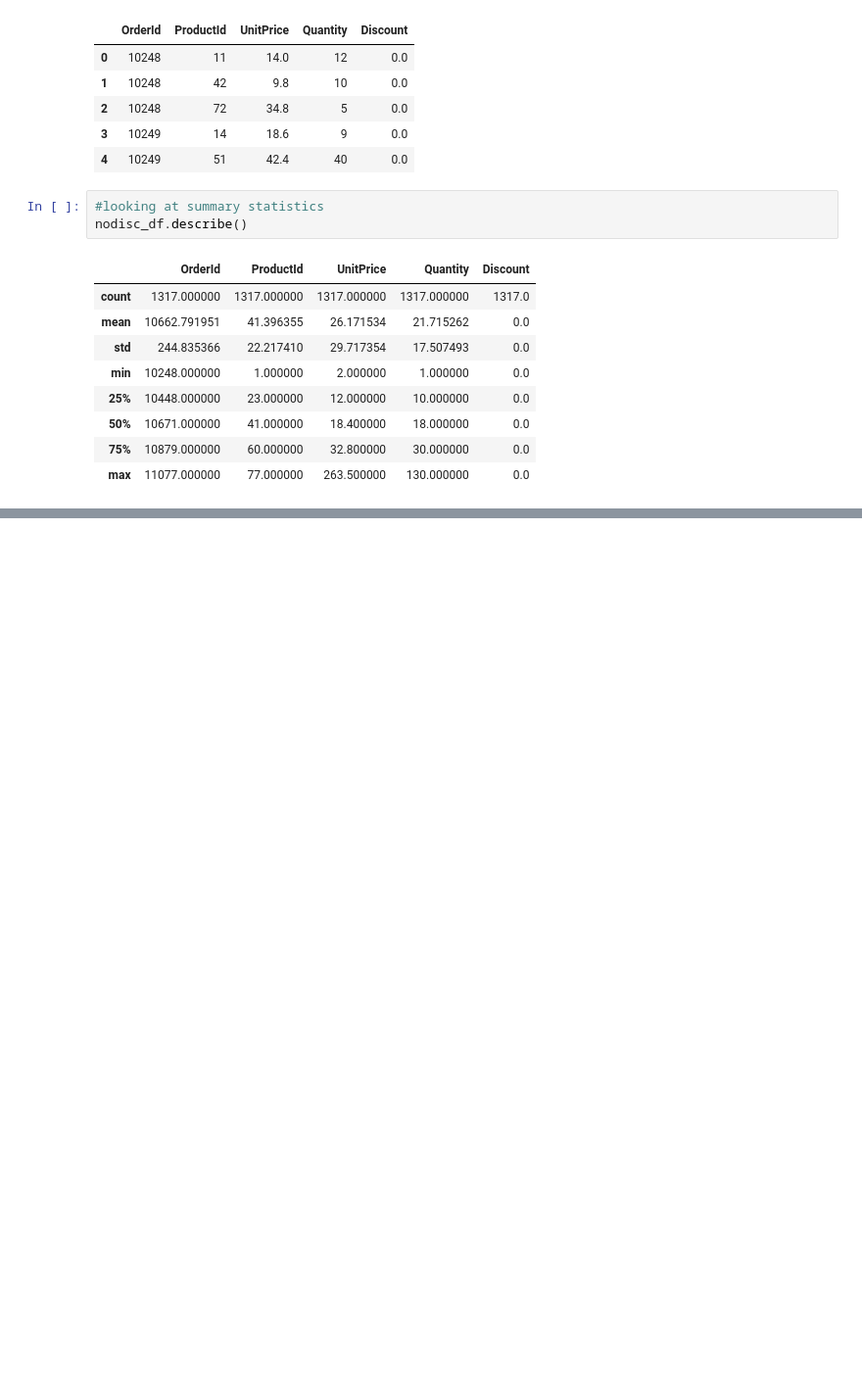
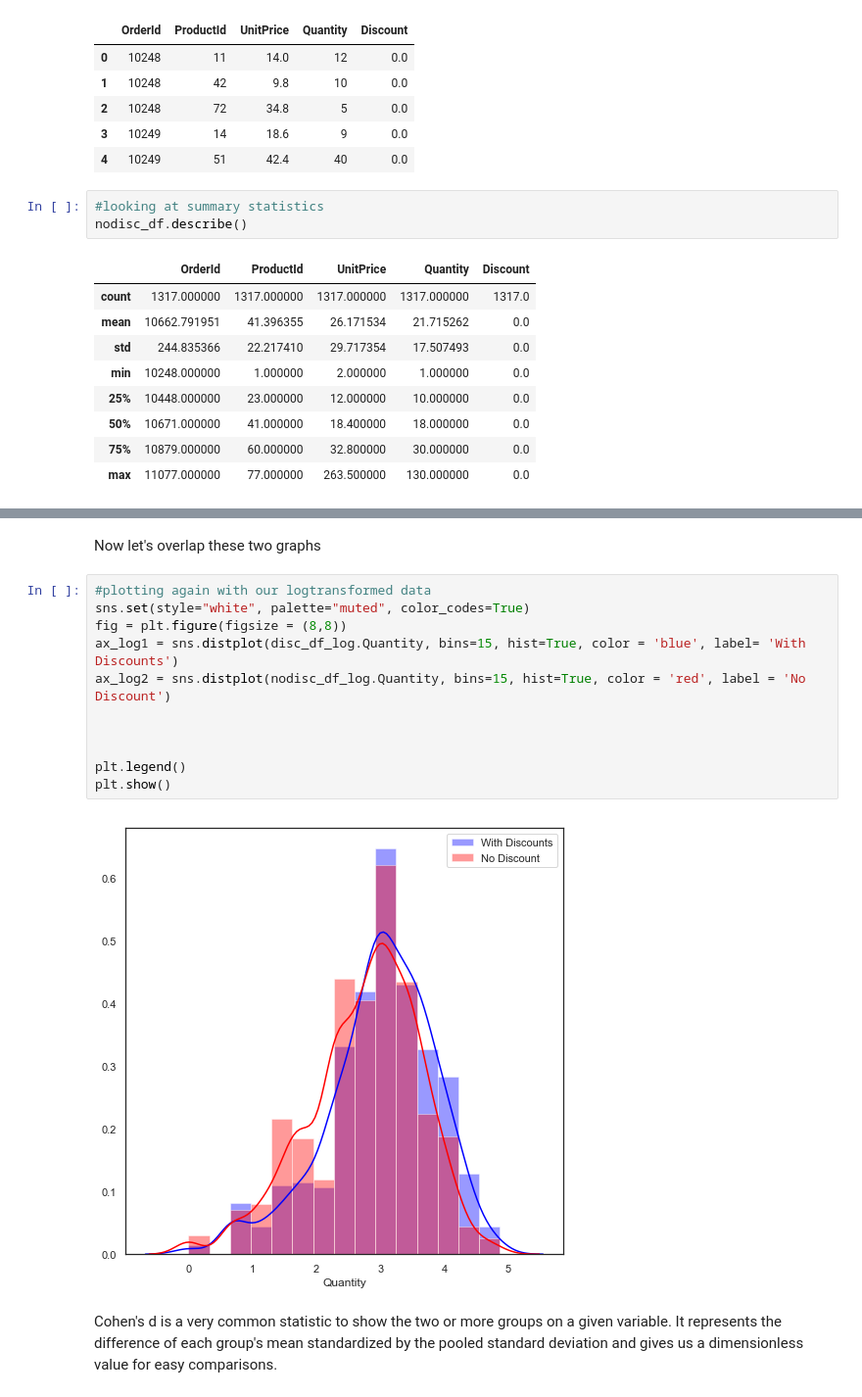
Before and after one commit to MissAle17/dsc-2-final-project-online-ds-sp-000, a Jupyter notebook: Module2.ipynb, the cells around one changed output, grey strips where cells are left out. Shown at 98% size. Cells and saved outputs as stored; diff of their text form; blank space fills up the shorter version.

```diff
--- a/Module2.ipynb
+++ b/Module2.ipynb
@@ -223 +233,18 @@ NameError: name 'nodisc_df_log' is not defined
+# %% [markdown]
+Now let's overlap these two graphs
+# %%
+#plotting again with our logtransformed data
+sns.set(style="white", palette="muted", color_codes=True)
+fig = plt.figure(figsize = (8,8))
+ax_log1 = sns.distplot(disc_df_log.Quantity, bins=15, hist=True, color = 'blue', label= 'With Discounts')
+ax_log2 = sns.distplot(nodisc_df_log.Quantity, bins=15, hist=True, color = 'red', label = 'No Discount')
+
+
+
+plt.legend()
+plt.show()
+# %% [output]
+[figure, added]
+# %% [markdown]
+Cohen's d is a very common statistic to show the two or more groups on a given variable.  It represents the difference of each group's mean standardized by the pooled standard deviation and gives us a dimensionless value for easy comparisons.
 # %%
```
Also changed, not shown: parts of 5 cells of this notebook.
